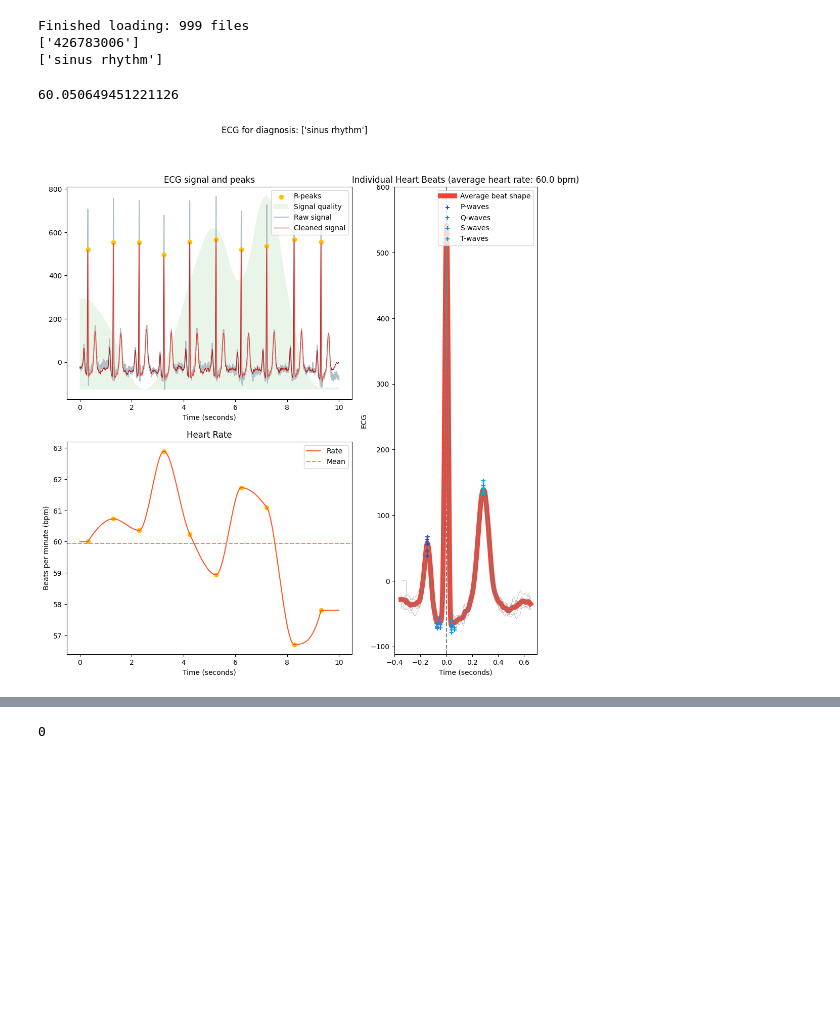
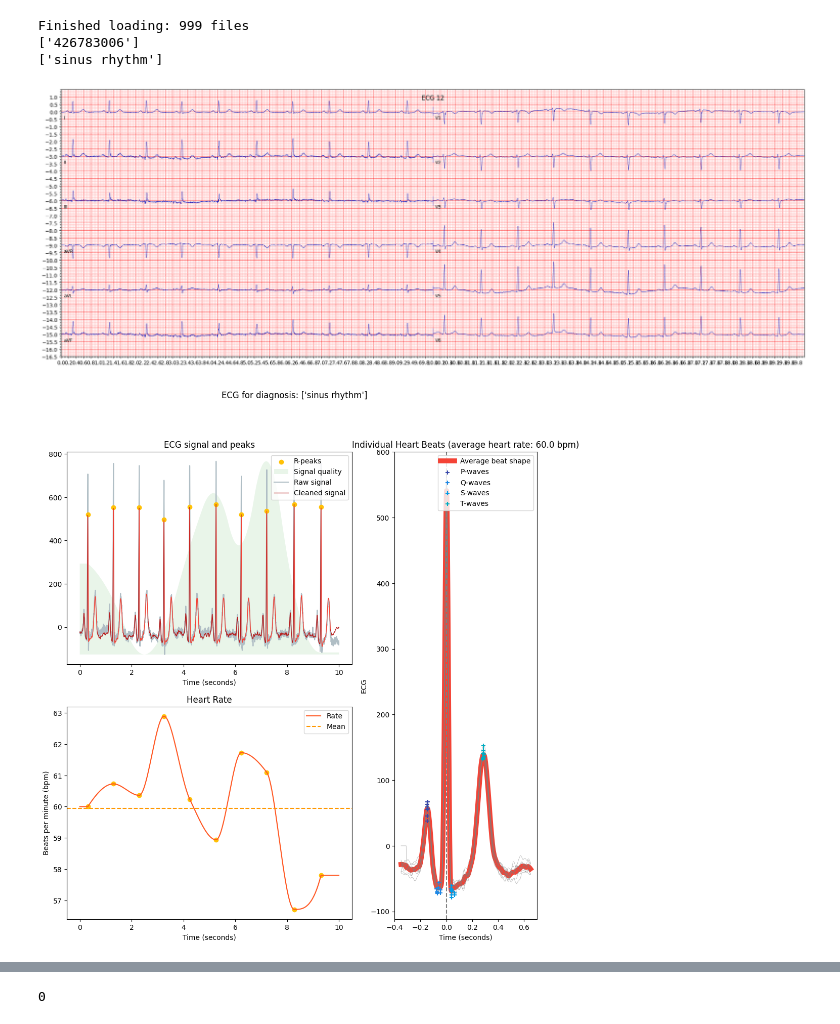
Before and after one commit to ispmor/multibranch-architecture, a Jupyter notebook: notebooks/signal_analysis_for_domain_knowledge.ipynb, the cells around one changed output, grey strips where cells are left out. Cells and saved outputs as stored; diff of their text form; code cells hidden in the pictures; blank space fills up the shorter version.

```diff
--- a/notebooks/signal_analysis_for_domain_knowledge.ipynb
+++ b/notebooks/signal_analysis_for_domain_knowledge.ipynb
@@ -41,26 +42,31 @@ df = pd.read_excel(xls, 'G12EC')
 df_labels_to_class_list=df[['SNOMED code','Diagnosis in the dataset']].set_index('SNOMED code').apply(lambda row: {row.name: row.values.tolist()[0]}, axis=1).tolist()
 labels_to_class= reduce(lambda a, b: a|b, df_labels_to_class_list)
 # %%
+
 header_files, recording_files = find_challenge_files(data_directory)
 num_recordings = len(header_files)
 
 print(f"Finished loading: {num_recordings} files")
 recording_index = 15
 
 header = load_header(header_files[recording_index])
 current_labels= clean_labels(header)
 print(current_labels)
 current_abbreviations=[labels_to_class[int(label)] for label in current_labels]
 print(current_abbreviations)
 
-recording = np.array(load_recording(recording_files[recording_index]), dtype=np.float32)
-recording_full = get_leads_values(header, recording, leads)
+recording_good = np.array(load_recording(recording_files[recording_index]), dtype=np.float32)
+recording_full = get_leads_values(header, recording_good, leads)
+
+ecg_plot.plot(recording_good / 1000, sample_rate = 500, title = 'ECG 12')
+ecg_plot.show()
 # %% [output]
 Finished loading: 999 files
 ['426783006']
 ['sinus rhythm']
+[figure, added]
 # %%
-signals, info = nk.ecg_process(recording[0], sampling_rate=500)
+signals, info = nk.ecg_process(recording_good[0], sampling_rate=500)
 
 # Visualise the processing
 nk.ecg_plot(signals, info)
@@ -69,7 +75,5 @@ fig.set_size_inches(12, 12, forward=True)
 fig.suptitle(f"ECG for diagnosis: {current_abbreviations}")
 
 bpm=np.mean(nk.ecg_rate(signals, sampling_rate=500))
-bpm
 # %% [output]
-60.050649451221126
 [figure]
```
Also changed, not shown: parts of 17 cells of this notebook.
